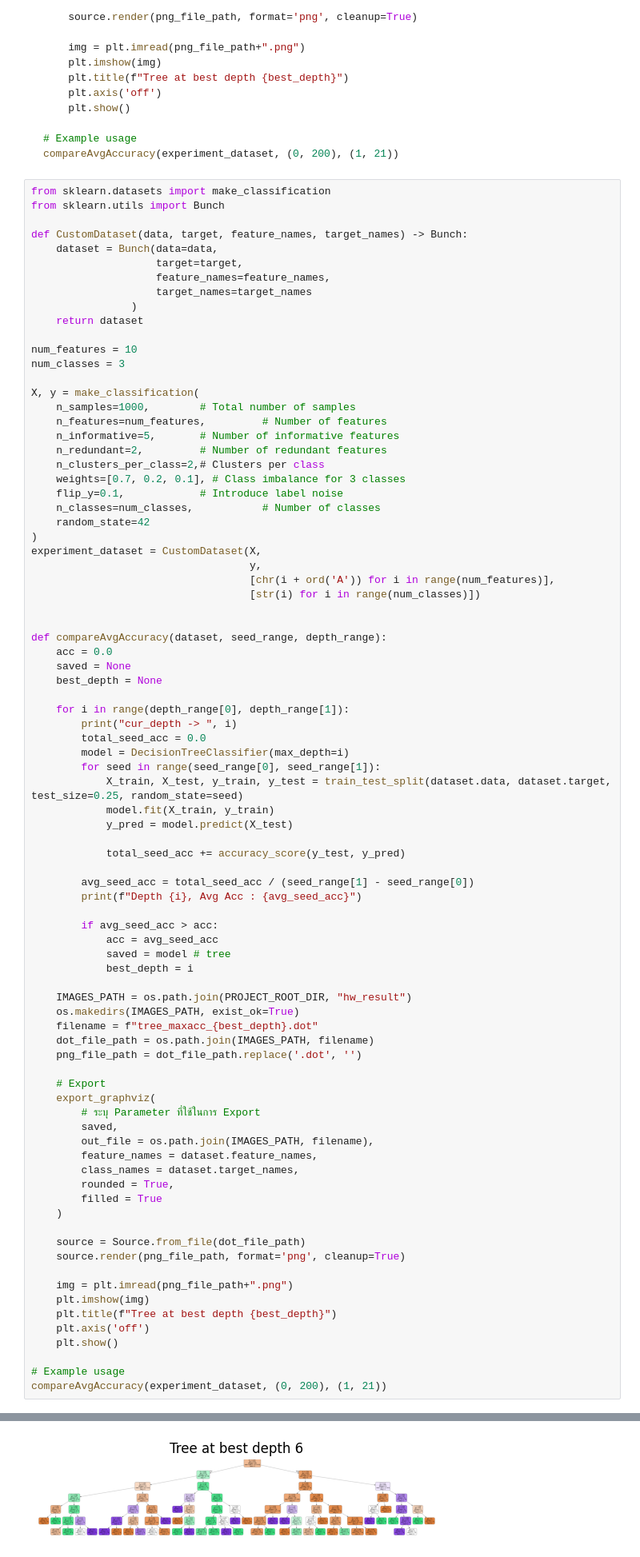
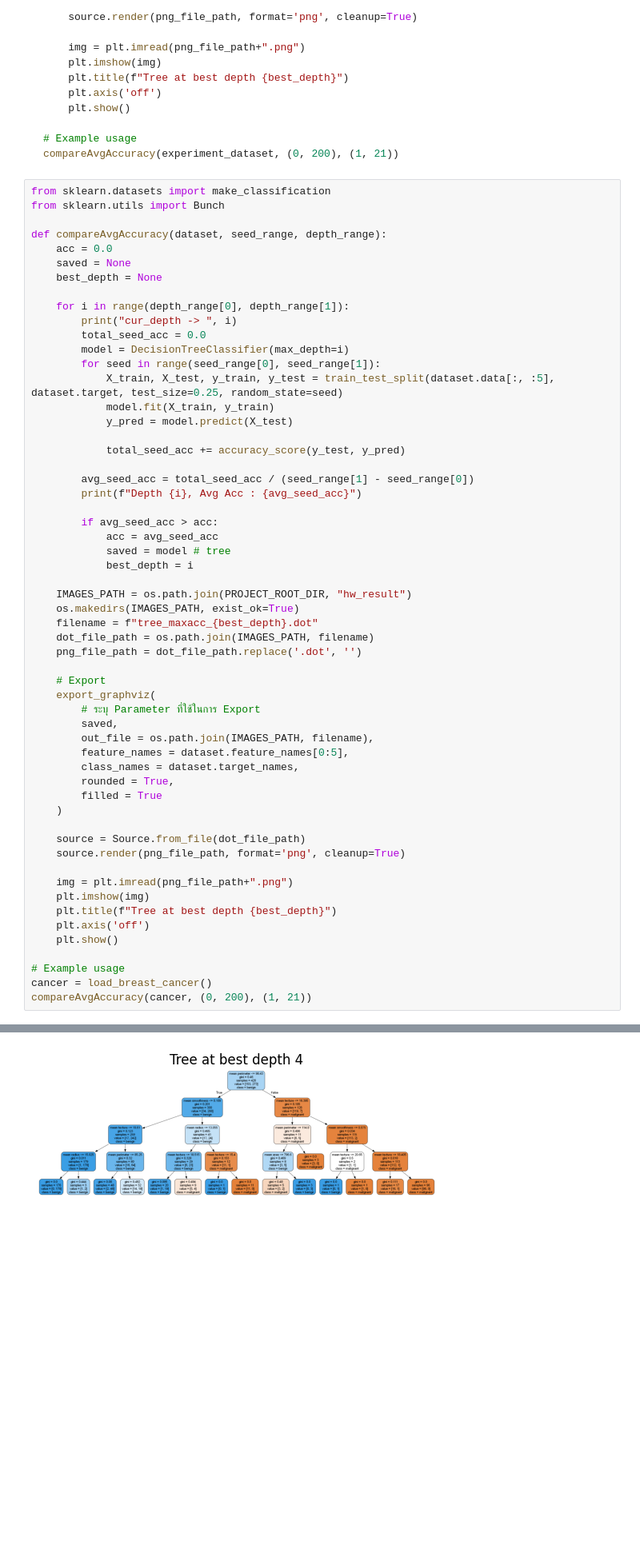
Before and after one commit to worachote1/Machine-Learning-Lab-KMITL, a Jupyter notebook: week_4_homework/W4_1_64010757.ipynb, the cells around one changed output, grey strips where cells are left out. Shown at 80% size. Cells and saved outputs as stored; diff of their text form; blank space fills up the shorter version.

```diff
--- a/week_4_homework/W4_1_64010757.ipynb
+++ b/week_4_homework/W4_1_64010757.ipynb
@@ -554,34 +554,6 @@ compareAvgAccuracy(experiment_dataset, (0, 200), (1, 21))
 # %%
 from sklearn.datasets import make_classification
 from sklearn.utils import Bunch
-
-def CustomDataset(data, target, feature_names, target_names) -> Bunch:
-    dataset = Bunch(data=data,
-                    target=target,
-                    feature_names=feature_names,
-                    target_names=target_names
-                )
-    return dataset
-
-num_features = 10
-num_classes = 3
-
-X, y = make_classification(
-    n_samples=1000,        # Total number of samples
-    n_features=num_features,         # Number of features
-    n_informative=5,       # Number of informative features
-    n_redundant=2,         # Number of redundant features
-    n_clusters_per_class=2,# Clusters per class
-    weights=[0.7, 0.2, 0.1], # Class imbalance for 3 classes
-    flip_y=0.1,            # Introduce label noise
-    n_classes=num_classes,           # Number of classes
-    random_state=42
-)
-experiment_dataset = CustomDataset(X,
-                                   y,
-                                   [chr(i + ord('A')) for i in range(num_features)],
-                                   [str(i) for i in range(num_classes)])
-
 
 def compareAvgAccuracy(dataset, seed_range, depth_range):
     acc = 0.0
@@ -593,7 +565,7 @@ def compareAvgAccuracy(dataset, seed_range, depth_range):
         total_seed_acc = 0.0
         model = DecisionTreeClassifier(max_depth=i)
         for seed in range(seed_range[0], seed_range[1]):
-            X_train, X_test, y_train, y_test = train_test_split(dataset.data, dataset.target, test_size=0.25, random_state=seed)
+            X_train, X_test, y_train, y_test = train_test_split(dataset.data[:, :5], dataset.target, test_size=0.25, random_state=seed)
             model.fit(X_train, y_train)
             y_pred = model.predict(X_test)
 
@@ -618,7 +590,7 @@ def compareAvgAccuracy(dataset, seed_range, depth_range):
         # ระบุ Parameter ที่ใช้ในการ Export
         saved,
         out_file = os.path.join(IMAGES_PATH, filename),
-        feature_names = dataset.feature_names,
+        feature_names = dataset.feature_names[0:5],
         class_names = dataset.target_names,
         rounded = True,
         filled = True
@@ -634,6 +606,7 @@ def compareAvgAccuracy(dataset, seed_range, depth_range):
     plt.show()
 
 # Example usage
-compareAvgAccuracy(experiment_dataset, (0, 200), (1, 21))
+cancer = load_breast_cancer()
+compareAvgAccuracy(cancer, (0, 200), (1, 21))
 # %% [output]
 cur_depth ->  1
@@ -656 +629 @@ Depth 20, Avg Acc : 0.7422799999999993
-[figure, old version]
+[figure, new version]
```
Also changed, not shown: parts of 4 cells of this notebook, 6 other files.
